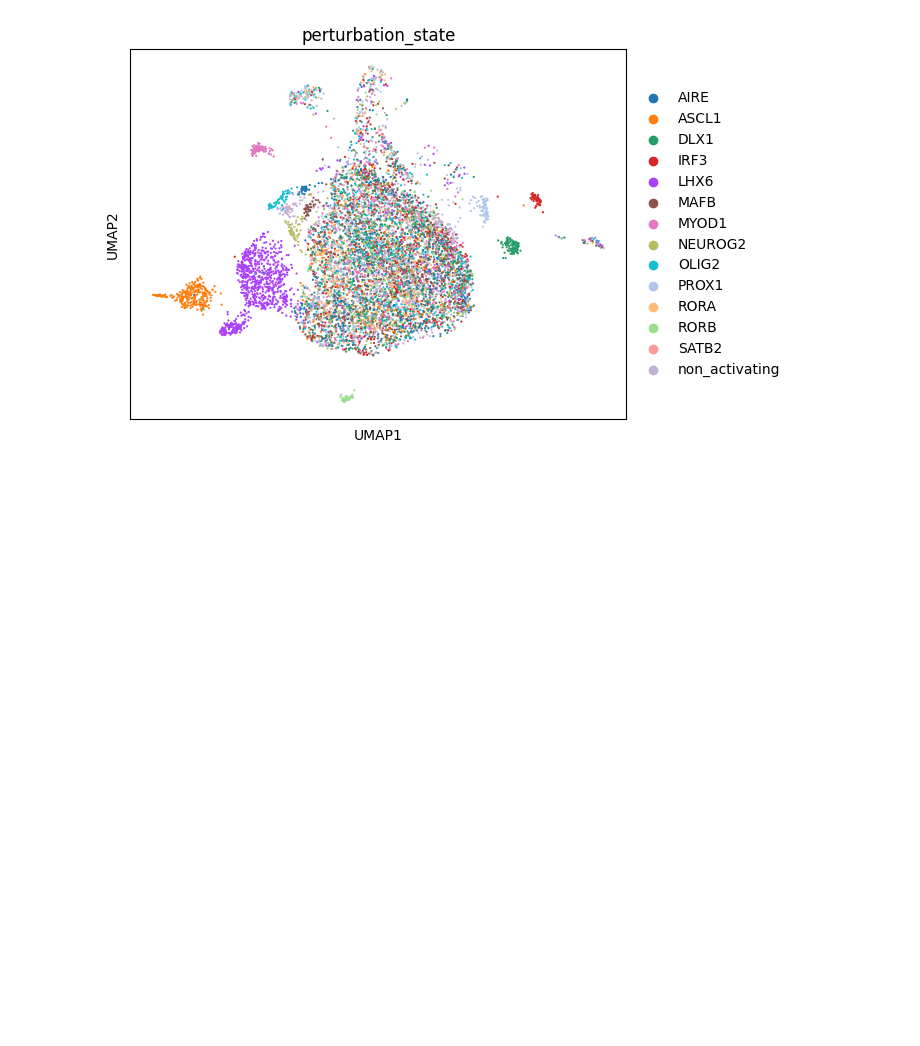
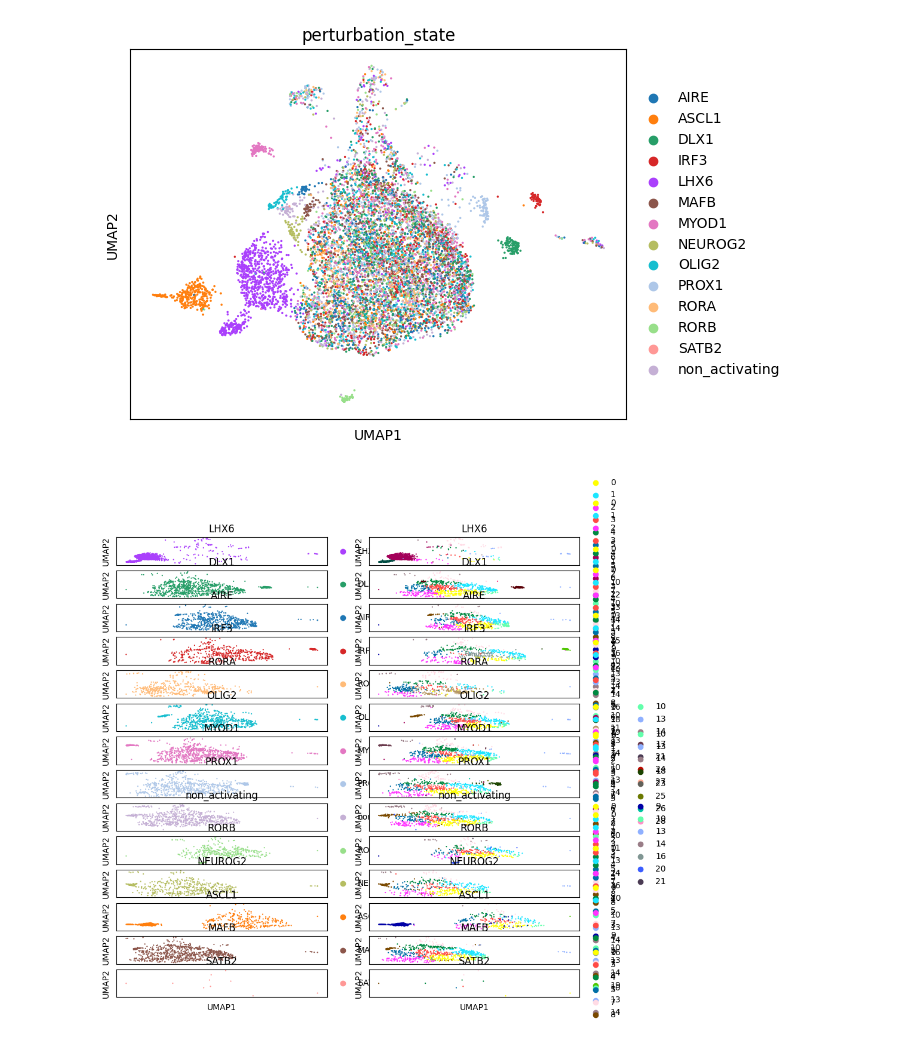
Before and after one commit to vitkl/cell2state_tf_activation, a Jupyter notebook: scripts/Kevin/20230127_crispra.ipynb, the cells around one changed output. Drawn from its saved outputs; the diff is of its cells as text; code cells hidden in the pictures; blank space fills up the shorter version.

Commit message:
first attempt to plot single pertubation umaps

```diff
--- a/scripts/Kevin/20230127_crispra.ipynb
+++ b/scripts/Kevin/20230127_crispra.ipynb
@@ -115,5 +117,32 @@ sc.pl.umap(adata_pertubed, color=['perturbation_state'],
 # %% [output]
 [figure]
 [figure]
+# %%
+#plot umap for each perturbation state and save as a multi panel figure using subplots based on number of perturbation states with 2 columns
+#not two columns suggested
+#as many rows as needed
+#use adata_pertubed.obs['perturbation_state'].unique() to get the unique perturbation states
+#use adata_pertubed[adata_pertubed.obs['perturbation_state'] == 'perturbation_state'] to filter adata_pertubed for each perturbation state
+#use plt.subplots to create a figure with the number of rows and columns
+#use plt.subplot to plot each umap in the correct row and column
+#use plt.savefig to save the figure
+perturbation_states = adata_pertubed.obs['perturbation_state'].unique()
+n_rows = len(perturbation_states)
+n_cols = 2
+fig, axes = plt.subplots(n_rows, n_cols, figsize=(10, 10))
+for i, perturbation_state in enumerate(perturbation_states):
+    adata_pertubed_state = adata_pertubed[adata_pertubed.obs['perturbation_state'] == perturbation_state]
+    sc.pl.umap(adata_pertubed_state, color=['perturbation_state'],
+               color_map='RdPu', ncols=4, #legend_loc='on data',
+               vmin=0, vmax='p99.999', size=10,
+               legend_fontsize=10, gene_symbols='SYMBOL', ax=axes[i, 0], show=False)
+    sc.pl.umap(adata_pertubed_state, color=['leiden'],
+               color_map='RdPu', ncols=4, #legend_loc='on data',
+               vmin=0, vmax='p99.999', size=10,
+               legend_fontsize=10, gene_symbols='SYMBOL', ax=axes[i, 1], show=False)
+    axes[i, 0].set_title(perturbation_state)
+    axes[i, 1].set_title(perturbation_state)
+# %% [output]
+[figure, added]
 # %%
 #compare to clean ipsc data
```
Also changed, not shown: parts of 2 cells of this notebook.
